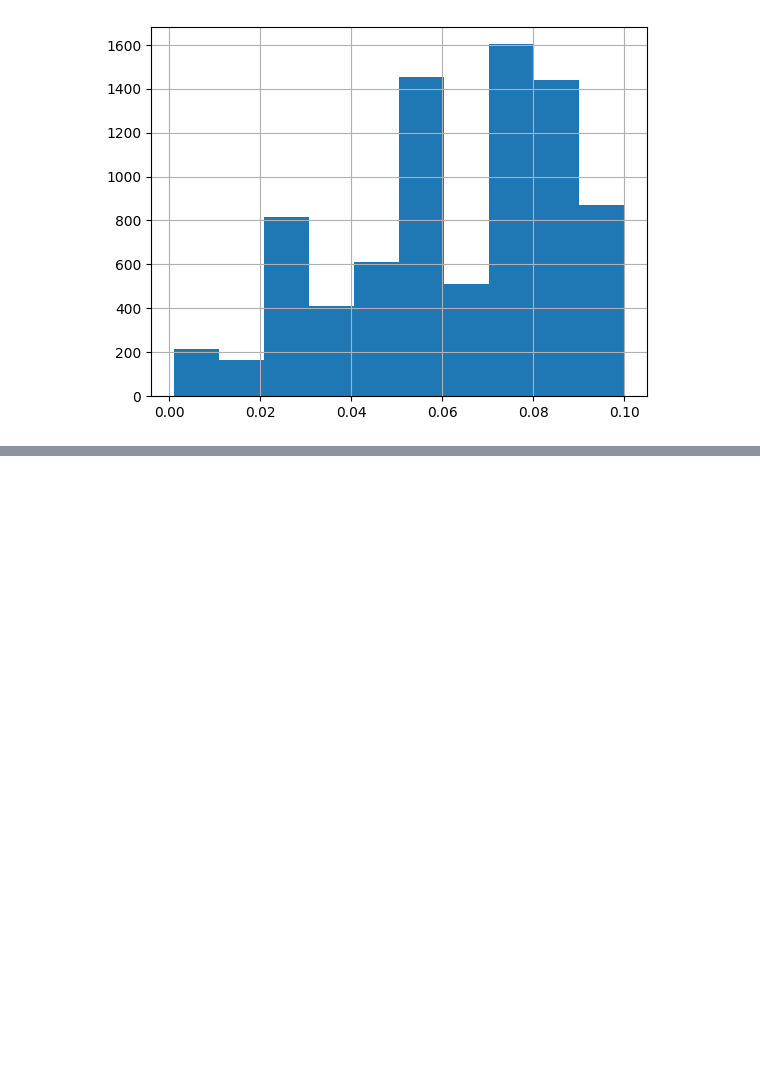
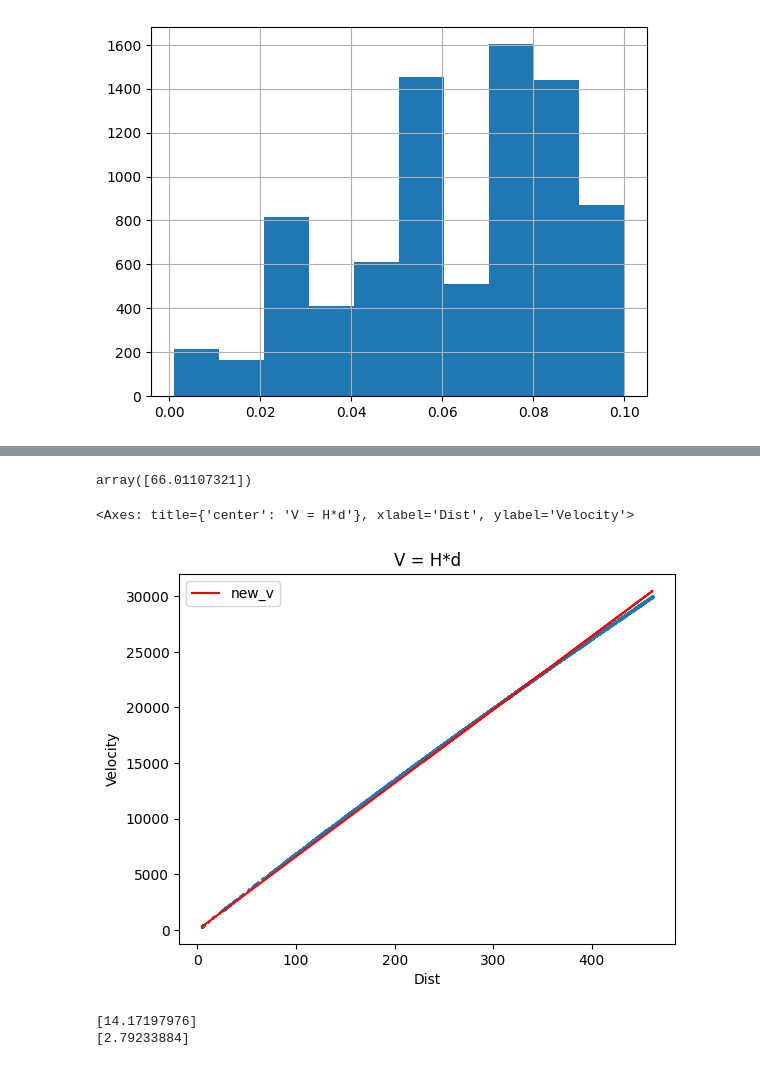
Before and after one commit to SPS-SP2273/learning-portfolio-garywong432, a Jupyter notebook: app challenge/app challenge.ipynb, the cells around one changed output, grey strips where cells are left out. Saved outputs shown, nothing was run; the diff lists cells and outputs as text; code cells hidden in the pictures; blank space fills up the shorter version.

```diff
--- a/app challenge/app challenge.ipynb
+++ b/app challenge/app challenge.ipynb
@@ -51,0 +80,29 @@ df_class['Z_TONRY'].hist(bins = 10) # bin is essentially intervals
+# %%
+def func(x,a): # where a is hubble constant
+    return x*a
+
+blah = curve_fit(func, df_class['Dist'], df_class['Velocity'])
+hubble = blah[0]
+hubble
+# %% [output]
+array([66.01107321])
+# %%
+df_class['new_v'] = df_class['Dist']*hubble # predicted velocity, found using regression line
+ax = df_class.plot(x='Dist', y='Velocity',kind= 'scatter', s = 1, title= 'V = H*d') # experimental scatter
+df_class.plot(x= 'Dist', y= 'new_v', c='red', ax=ax, kind = 'line') # regression line
+# %% [output]
+<Axes: title={'center': 'V = H*d'}, xlabel='Dist', ylabel='Velocity'>
+[figure, added]
+# %%
+hubble_s = hubble/(3.086*10**19) #converts Mpc to km, so the km cancels out, leaving hubble with s^-1
+t_uni_s = 0.956/hubble_s # time of uni in secs
+t_uni_years = t_uni_s * (3.17098*10**-8) # time of uni in years
+t_uni_billionyears = t_uni_years / 10**9 # time of uni in billion years
+print(t_uni_billionyears)
+
+age_of_uni = 13.787
+percentage_diff = ((t_uni_billionyears - age_of_uni) / age_of_uni) * 100
+print(percentage_diff)
+# %% [output]
+[14.17197976]
+[2.79233884]
```
Also changed, not shown: parts of 3 cells of this notebook.
